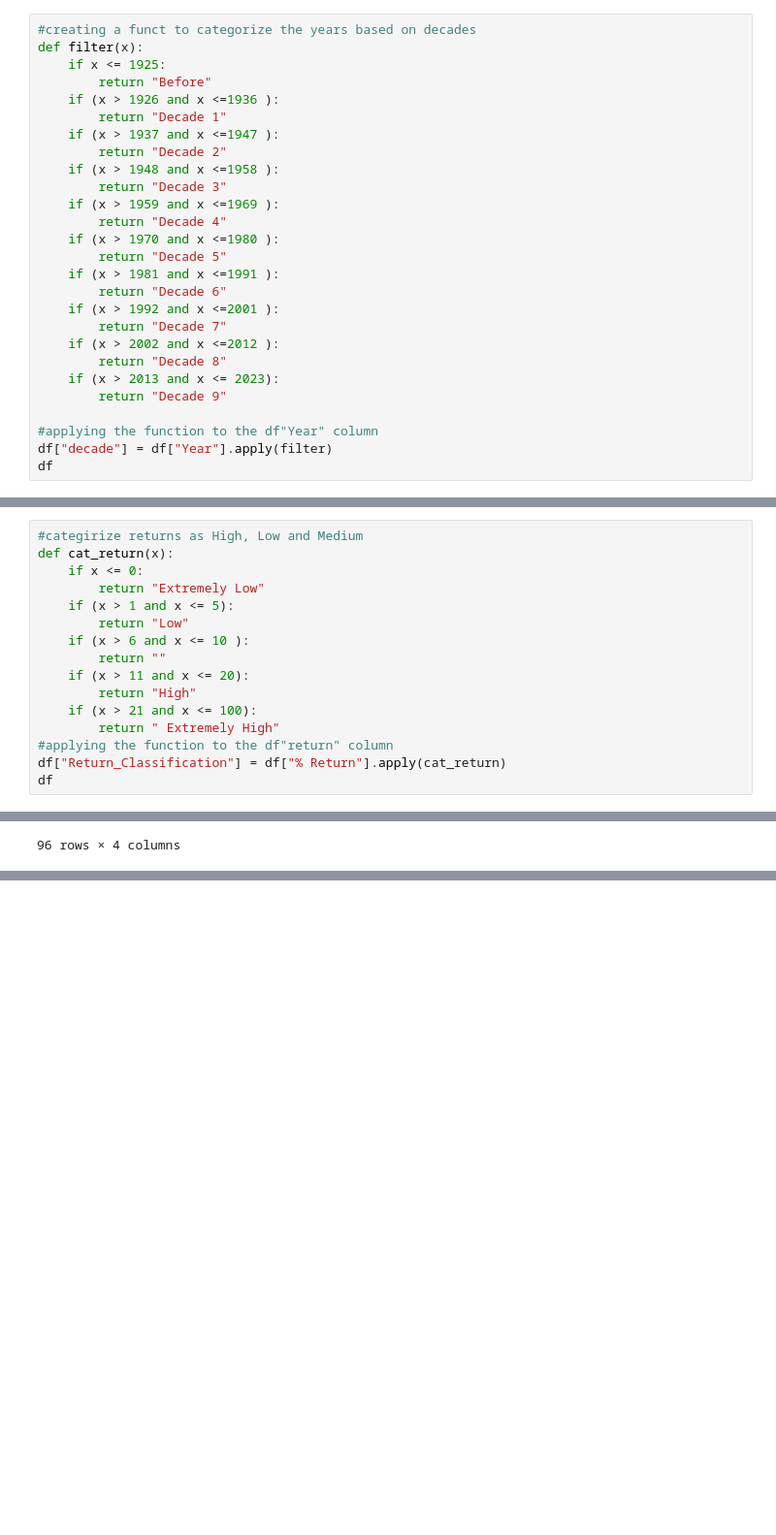
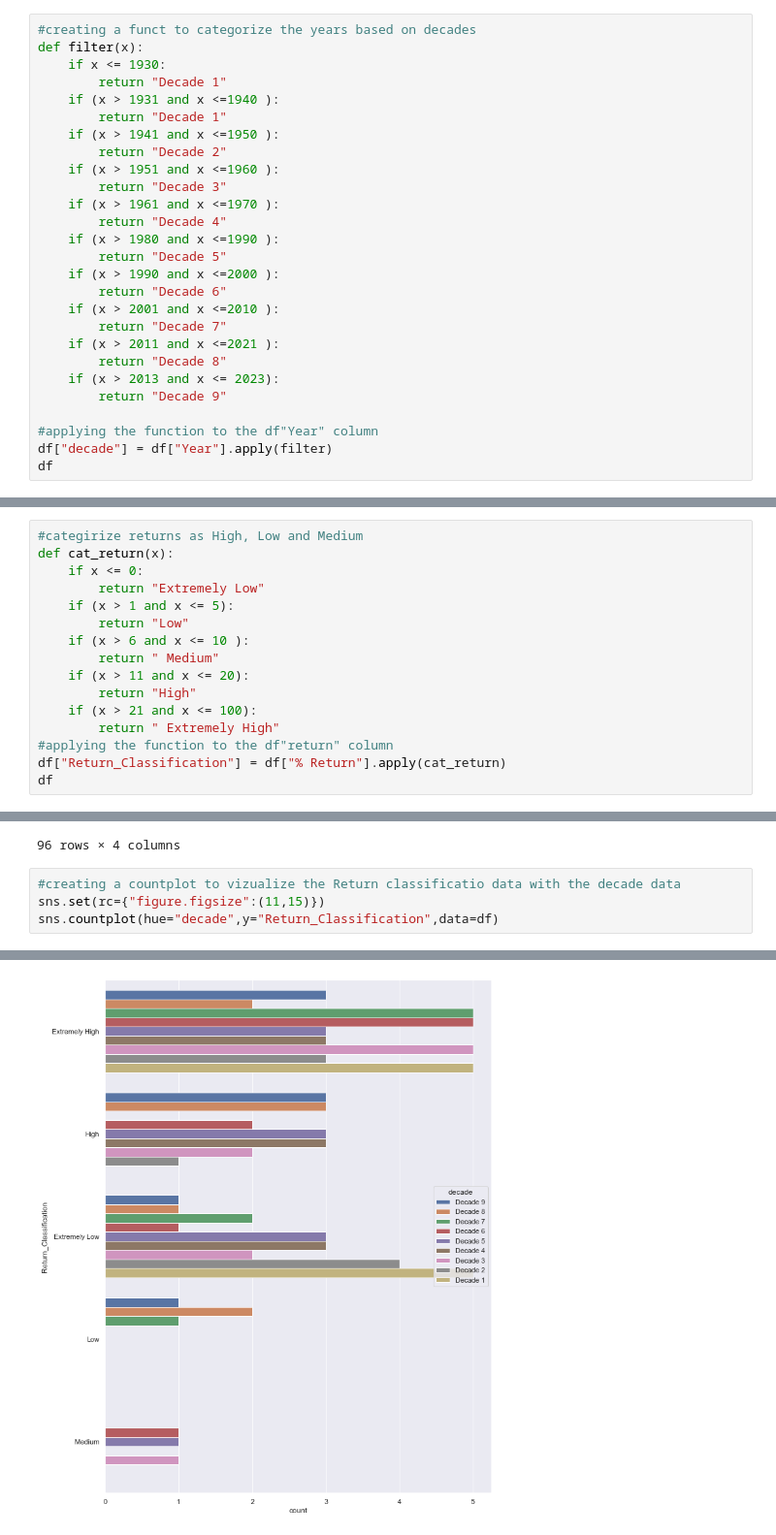
Before and after one commit to gacheru101/S-P-500-Analysis, a Jupyter notebook: Spooz Data analysis.ipynb, the cells around one changed output, grey strips where cells are left out. Shown at 97% size. Drawn from its saved outputs; the diff is of its cells as text; blank space fills up the shorter version.

```diff
--- a/Spooz Data analysis.ipynb
+++ b/Spooz Data analysis.ipynb
@@ -60,23 +57,23 @@ memory usage: 1.6 KB
 # %%
 #creating a funct to categorize the years based on decades
 def filter(x):
-    if x <= 1925:
-        return "Before"
-    if (x > 1926 and x <=1936 ):
+    if x <= 1930:
         return "Decade 1"
-    if (x > 1937 and x <=1947 ):
+    if (x > 1931 and x <=1940 ):
+        return "Decade 1"
+    if (x > 1941 and x <=1950 ):
         return "Decade 2"
-    if (x > 1948 and x <=1958 ):
+    if (x > 1951 and x <=1960 ):
         return "Decade 3"
-    if (x > 1959 and x <=1969 ):
+    if (x > 1961 and x <=1970 ):
         return "Decade 4"
-    if (x > 1970 and x <=1980 ):
+    if (x > 1980 and x <=1990 ):
         return "Decade 5"
-    if (x > 1981 and x <=1991 ):
+    if (x > 1990 and x <=2000 ):
         return "Decade 6"
-    if (x > 1992 and x <=2001 ):
+    if (x > 2001 and x <=2010 ):
         return "Decade 7"
-    if (x > 2002 and x <=2012 ):
+    if (x > 2011 and x <=2021 ):
         return "Decade 8"
     if (x > 2013 and x <= 2023):
         return "Decade 9"
@@ -167,7 +164,7 @@ def cat_return(x):
     if (x > 1 and x <= 5):
         return "Low"
     if (x > 6 and x <= 10 ):
-        return ""
+        return " Medium"
     if (x > 11 and x <= 20):
         return "High"
     if (x > 21 and x <= 100):
@@ -189,3 +186,8 @@ df
 | 94 | 1927 | 37.49 | Decade 1 | Extremely High |
 | 95 | 1926 | 11.62 | None | High |
 96 rows × 4 columns
+# %%
+#creating a countplot to vizualize the Return classificatio data with the decade data
+sns.set(rc={"figure.figsize":(11,15)})
+sns.countplot(hue="decade",y="Return_Classification",data=df)
+# %% [output]
@@ -191,0 +195 @@ df
+[figure, added]
```
Also changed, not shown: parts of 4 cells of this notebook.
